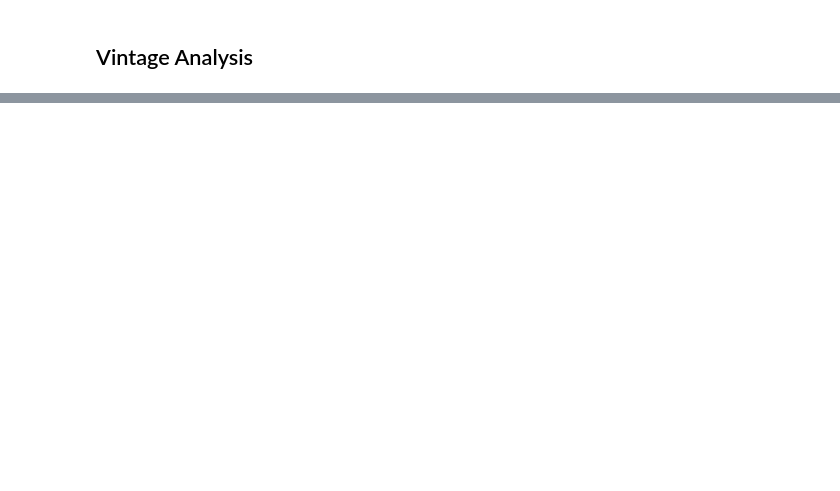
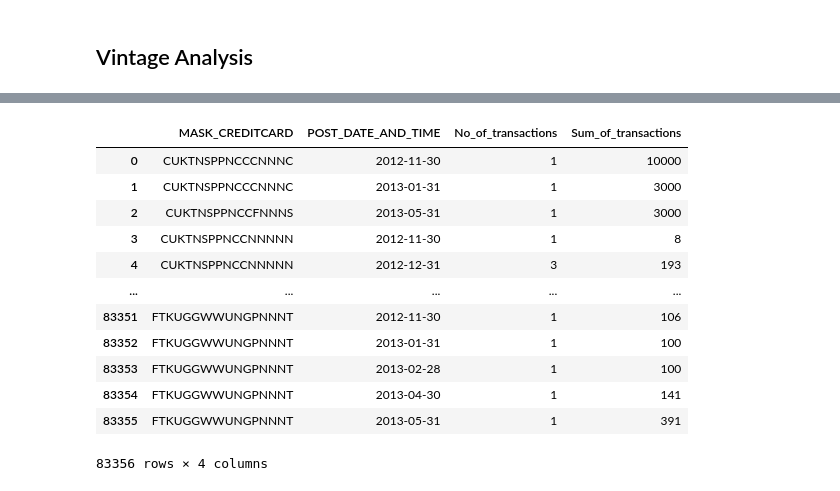
Before and after one commit to Shruti-codes-ml/B-Score, a Jupyter notebook: ShrutiPathak_Assignment1.ipynb, the cells around one changed output, grey strips where cells are left out. Cells and saved outputs as stored; diff of their text form; code cells hidden in the pictures; blank space fills up the shorter version.

```diff
--- a/ShrutiPathak_Assignment1.ipynb
+++ b/ShrutiPathak_Assignment1.ipynb
@@ -508,0 +339,8 @@ plt.show()
+# %%
+transaction_data = i1.copy()
+mapping_data = merchant_mapping.copy()
+# %%
+transaction_data = transaction_data.sort_values(['MASK_CREDITCARD','POST_DATE_AND_TIME'])
+# %%
+mapping_data = mapping_data.melt(var_name='Category', value_name='MerchantCode').dropna()
+print(mapping_data)
@@ -508,0 +362,4 @@ plt.show()
+# %%
+merchant_dict = mapping_data.set_index('MerchantCode')['Category'].to_dict()
+transaction_data['Category'] = transaction_data['MERCHANT_CATEGORY'].map(merchant_dict)
+transaction_data.fillna({'Category' : 'Unknown Category'}, inplace=True)
@@ -508,0 +382,30 @@ plt.show()
+# %%
+#process payment
+payment_data = transaction_data.copy()
+payment_data['POST_DATE_AND_TIME'] = (payment_data['POST_DATE_AND_TIME'] - pd.DateOffset(months=1)) + pd.offsets.MonthEnd(0)
+
+filtered_data = payment_data[
+    ((payment_data['TRANS_DESCRIPTION'] == 'Card Payment') | (payment_data['TRANS_DESCRIPTION'] == 'Payment')) &
+    (payment_data['REVERSAL_FLAG'] == 'N')
+]
+
+payment_values = filtered_data.groupby(['MASK_CREDITCARD','POST_DATE_AND_TIME']).agg(
+    No_of_transactions=('AMOUNT_IN_LCY', 'size'),  # Count the number of transactions
+    Sum_of_transactions=('AMOUNT_IN_LCY', 'sum')  # Sum the transaction amounts
+).reset_index()
+
+payment_values
+# %% [output]
+|  | MASK_CREDITCARD | POST_DATE_AND_TIME | No_of_transactions | Sum_of_transactions |
+| 0 | CUKTNSPPNCCCNNNC | 2012-11-30 | 1 | 10000 |
+| 1 | CUKTNSPPNCCCNNNC | 2013-01-31 | 1 | 3000 |
+| 2 | CUKTNSPPNCCFNNNS | 2013-05-31 | 1 | 3000 |
+| 3 | CUKTNSPPNCCNNNNN | 2012-11-30 | 1 | 8 |
+| 4 | CUKTNSPPNCCNNNNN | 2012-12-31 | 3 | 193 |
+| ... | ... | ... | ... | ... |
+| 83351 | FTKUGGWWUNGPNNNT | 2012-11-30 | 1 | 106 |
+| 83352 | FTKUGGWWUNGPNNNT | 2013-01-31 | 1 | 100 |
+| 83353 | FTKUGGWWUNGPNNNT | 2013-02-28 | 1 | 100 |
+| 83354 | FTKUGGWWUNGPNNNT | 2013-04-30 | 1 | 141 |
+| 83355 | FTKUGGWWUNGPNNNT | 2013-05-31 | 1 | 391 |
+83356 rows × 4 columns
```
Also changed, not shown: parts of 48 cells of this notebook, 8 other files.
